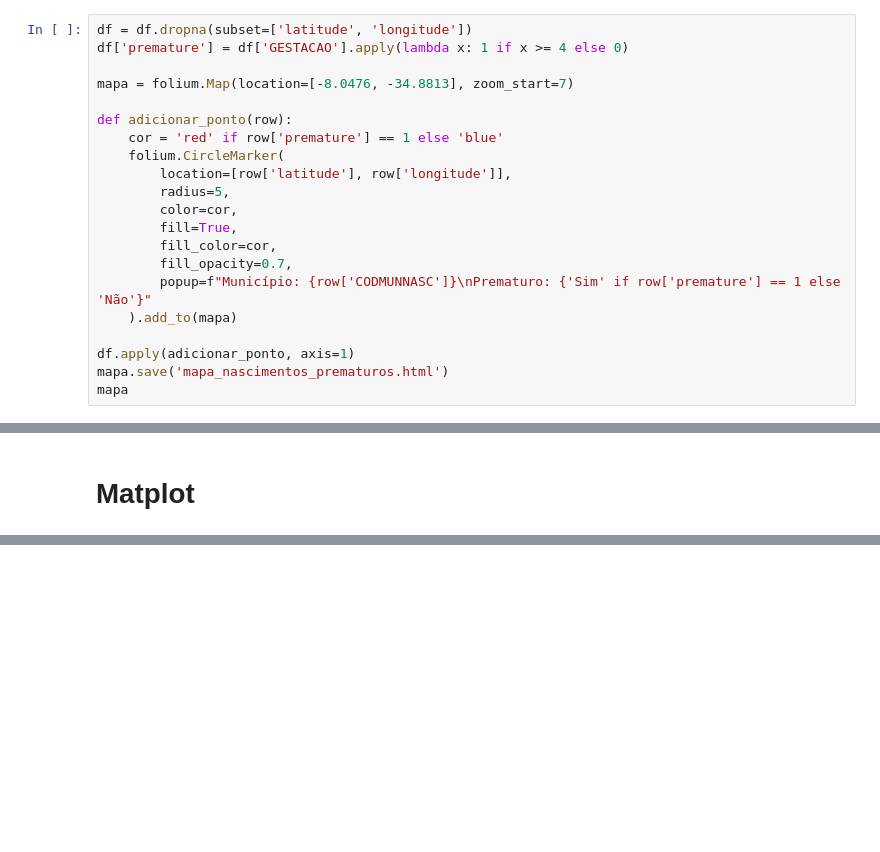
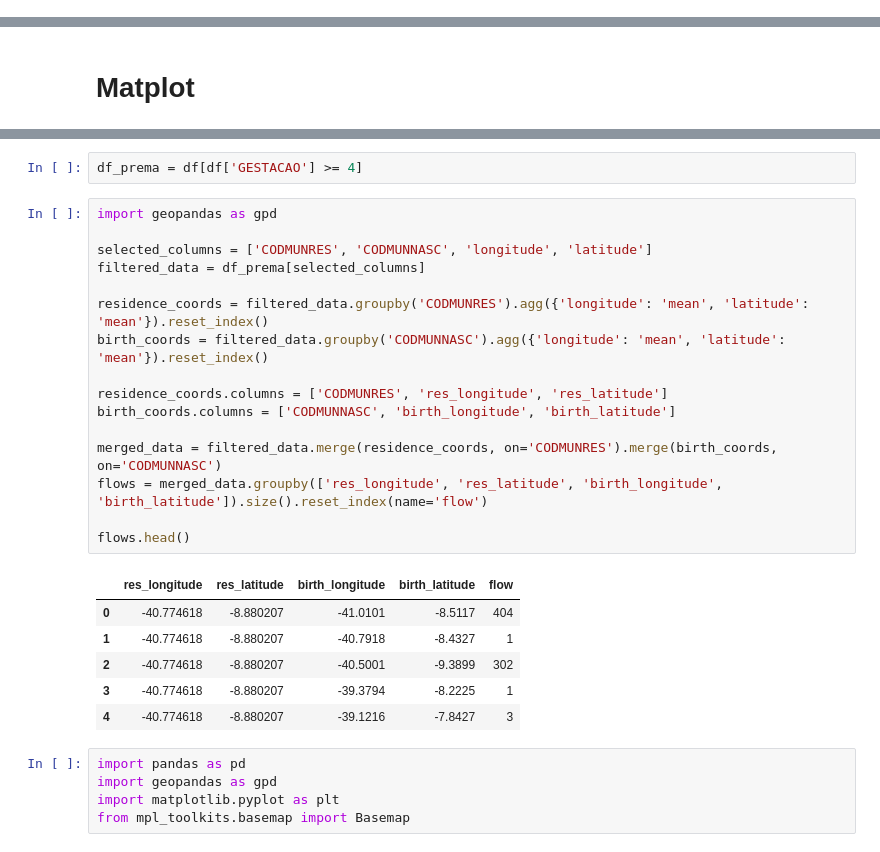
Before and after one commit to AzuraLV/Colabs, a Jupyter notebook: SCIENCE_NETWORK/mapas/map.ipynb, the cells around one changed output, grey strips where cells are left out. Cells and saved outputs as stored; diff of their text form; blank space fills up the shorter version.

```diff
--- a/SCIENCE_NETWORK/mapas/map.ipynb
+++ b/SCIENCE_NETWORK/mapas/map.ipynb
@@ -231,21 +226,0 @@ ModuleNotFoundError: No module named 'folium'
-# %%
-df = df.dropna(subset=['latitude', 'longitude'])
-df['premature'] = df['GESTACAO'].apply(lambda x: 1 if x >= 4 else 0)
-
-mapa = folium.Map(location=[-8.0476, -34.8813], zoom_start=7)
-
-def adicionar_ponto(row):
-    cor = 'red' if row['premature'] == 1 else 'blue'
-    folium.CircleMarker(
-        location=[row['latitude'], row['longitude']],
-        radius=5,
-        color=cor,
-        fill=True,
-        fill_color=cor,
-        fill_opacity=0.7,
-        popup=f"Município: {row['CODMUNNASC']}\nPrematuro: {'Sim' if row['premature'] == 1 else 'Não'}"
-    ).add_to(mapa)
-
-df.apply(adicionar_ponto, axis=1)
-mapa.save('mapa_nascimentos_prematuros.html')
-mapa
@@ -297,0 +276,30 @@ plt.show()
+# %%
+df_prema = df[df['GESTACAO'] >= 4]
+# %%
+import geopandas as gpd
+
+selected_columns = ['CODMUNRES', 'CODMUNNASC', 'longitude', 'latitude']
+filtered_data = df_prema[selected_columns]
+
+residence_coords = filtered_data.groupby('CODMUNRES').agg({'longitude': 'mean', 'latitude': 'mean'}).reset_index()
+birth_coords = filtered_data.groupby('CODMUNNASC').agg({'longitude': 'mean', 'latitude': 'mean'}).reset_index()
+
+residence_coords.columns = ['CODMUNRES', 'res_longitude', 'res_latitude']
+birth_coords.columns = ['CODMUNNASC', 'birth_longitude', 'birth_latitude']
+
+merged_data = filtered_data.merge(residence_coords, on='CODMUNRES').merge(birth_coords, on='CODMUNNASC')
+flows = merged_data.groupby(['res_longitude', 'res_latitude', 'birth_longitude', 'birth_latitude']).size().reset_index(name='flow')
+
+flows.head()
+# %% [output]
+|  | res_longitude | res_latitude | birth_longitude | birth_latitude | flow |
+| 0 | -40.774618 | -8.880207 | -41.0101 | -8.5117 | 404 |
+| 1 | -40.774618 | -8.880207 | -40.7918 | -8.4327 | 1 |
+| 2 | -40.774618 | -8.880207 | -40.5001 | -9.3899 | 302 |
+| 3 | -40.774618 | -8.880207 | -39.3794 | -8.2225 | 1 |
+| 4 | -40.774618 | -8.880207 | -39.1216 | -7.8427 | 3 |
+# %%
+import pandas as pd
+import geopandas as gpd
+import matplotlib.pyplot as plt
+from mpl_toolkits.basemap import Basemap
```
Also changed, not shown: parts of 7 cells of this notebook.
